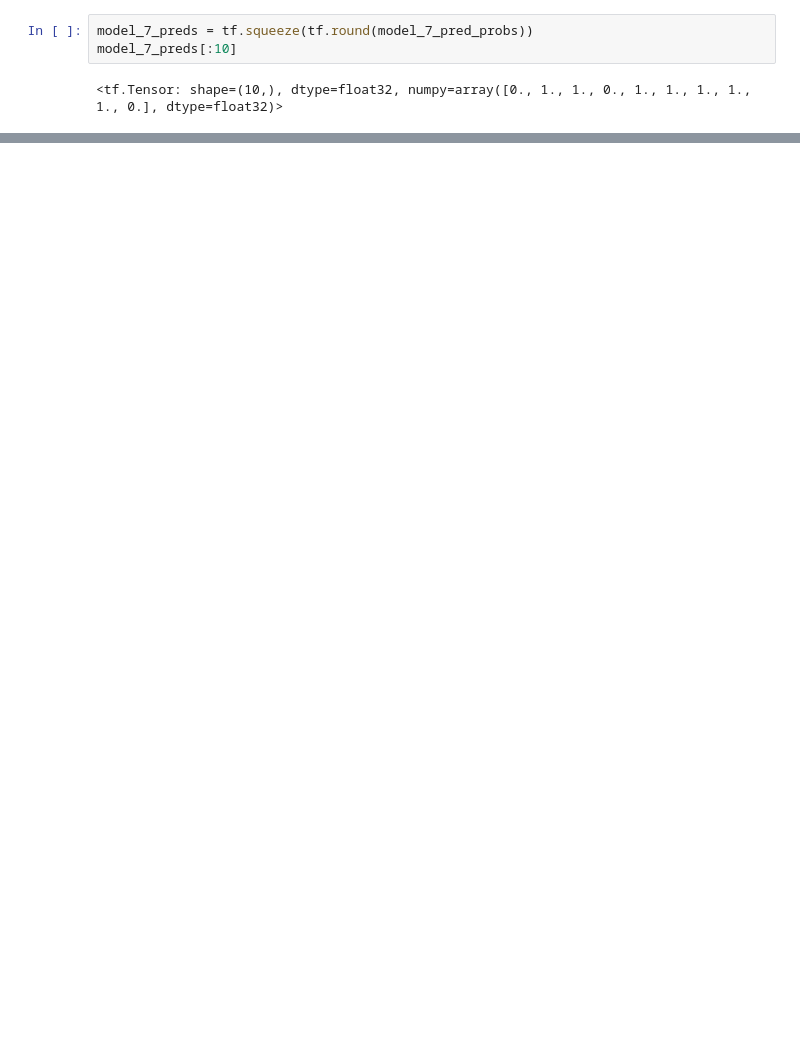
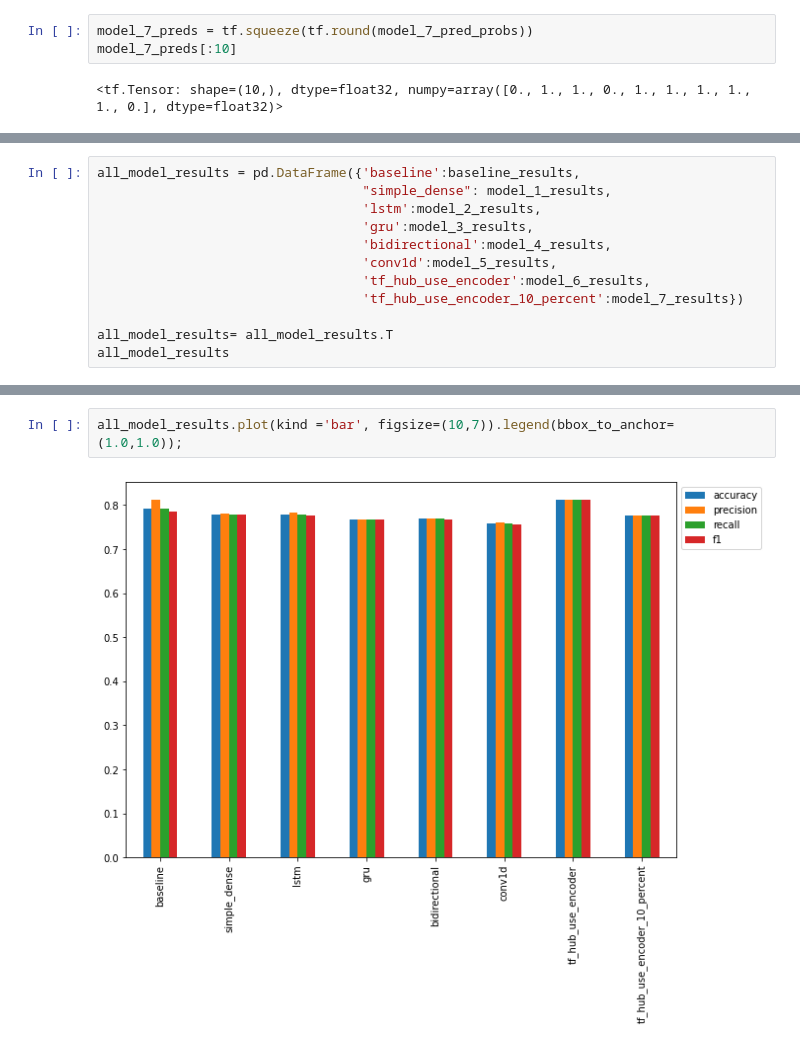
Before and after one commit to subodh2708/deep-learning---tensorflow-2.0, a Jupyter notebook: 08_NLP_in_tensorflow.ipynb, the cells around one changed output, grey strips where cells are left out. Drawn from its saved outputs; the diff is of its cells as text; blank space fills up the shorter version.

Commit message:
did some visualisation on all model results

```diff
--- a/08_NLP_in_tensorflow.ipynb
+++ b/08_NLP_in_tensorflow.ipynb
@@ -931,0 +934,12 @@ model_6_results
+# %%
+all_model_results = pd.DataFrame({'baseline':baseline_results,
+                                  "simple_dense": model_1_results,
+                                  'lstm':model_2_results,
+                                  'gru':model_3_results,
+                                  'bidirectional':model_4_results,
+                                  'conv1d':model_5_results,
+                                  'tf_hub_use_encoder':model_6_results,
+                                  'tf_hub_use_encoder_10_percent':model_7_results})
+
+all_model_results= all_model_results.T
+all_model_results
@@ -931,0 +956,4 @@ model_6_results
+# %%
+all_model_results.plot(kind ='bar', figsize=(10,7)).legend(bbox_to_anchor= (1.0,1.0));
+# %% [output]
+[figure, added]
```
Also changed, not shown: parts of 33 cells of this notebook.
